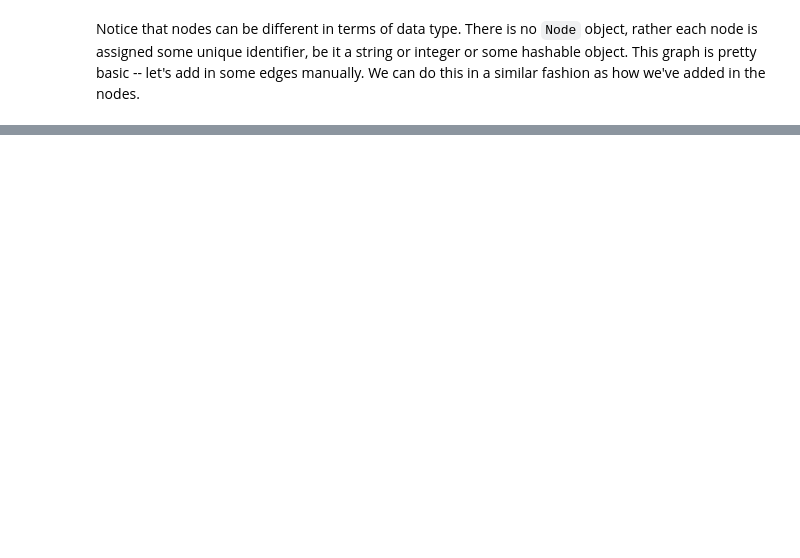
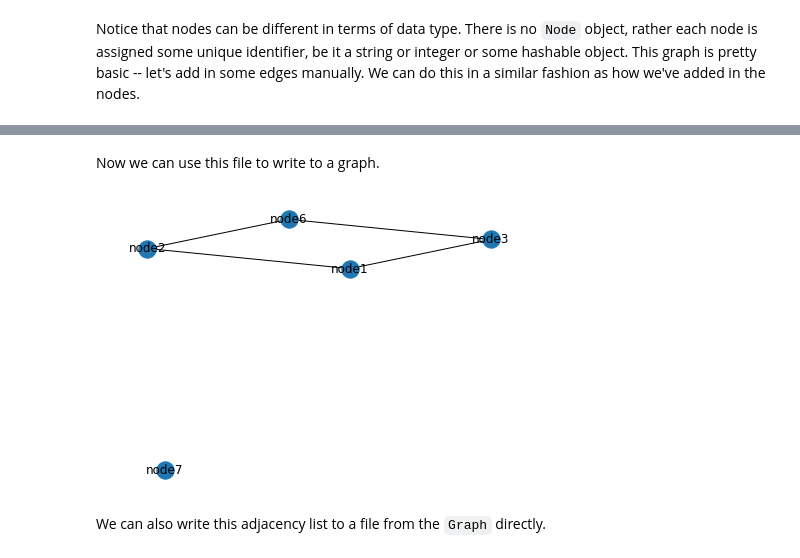
Before and after one commit to hollybossart/networkX_tutorial, a Jupyter notebook: networkX_tutorial.ipynb, the cells around one changed output, grey strips where cells are left out. Cells and saved outputs as stored; diff of their text form; code cells hidden in the pictures; blank space fills up the shorter version.

```diff
--- a/networkX_tutorial.ipynb
+++ b/networkX_tutorial.ipynb
@@ -51,0 +72,9 @@ nx.draw(G, with_labels=True)
+# %% [markdown]
+Now we can use this file to write to a graph.
+# %%
+G = nx.readwrite.adjlist.read_adjlist('adjacency_read.txt')
+nx.draw(G, with_labels=True)
+# %% [output]
+[figure, added]
+# %% [markdown]
+We can also write this adjacency list to a file from the `Graph` directly.
```
Also changed, not shown: parts of 23 cells of this notebook, 1 other file.
